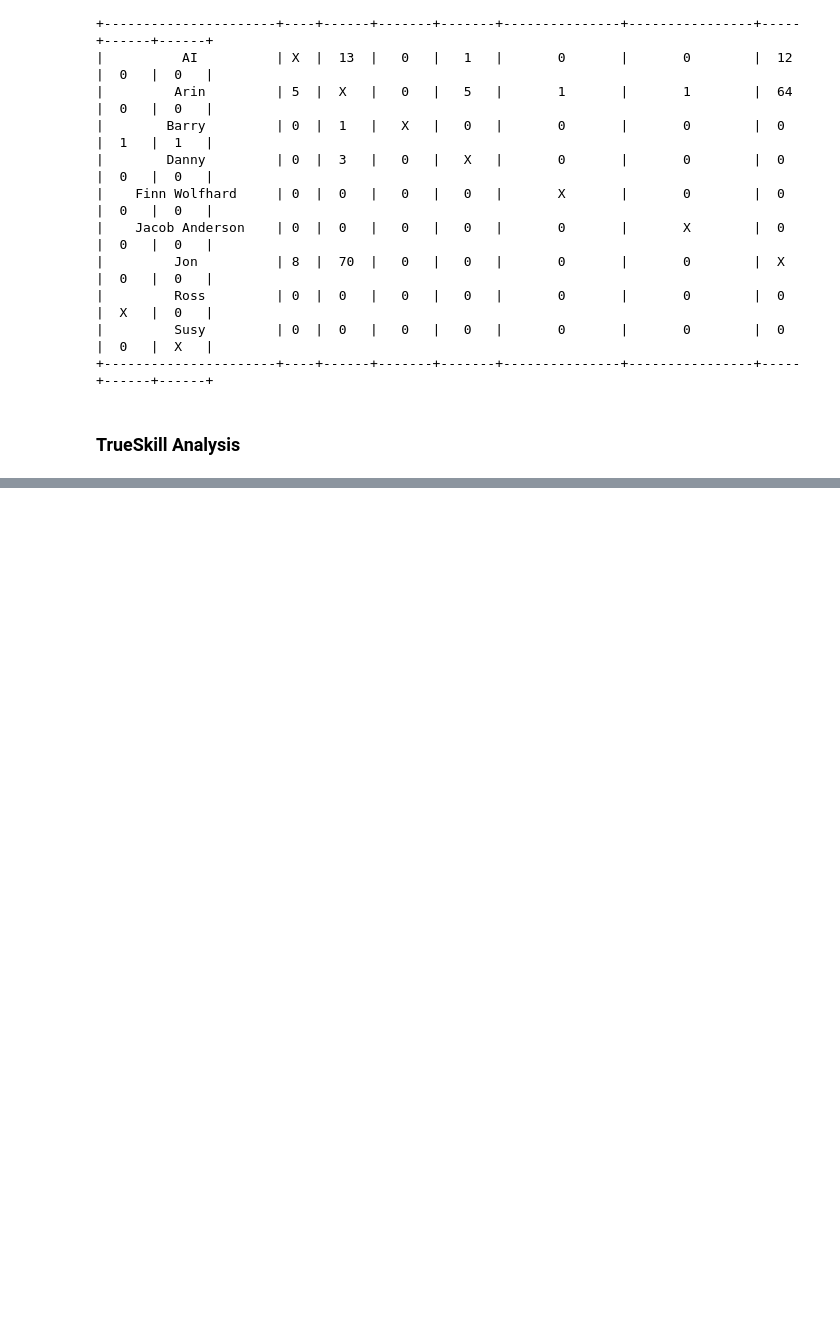
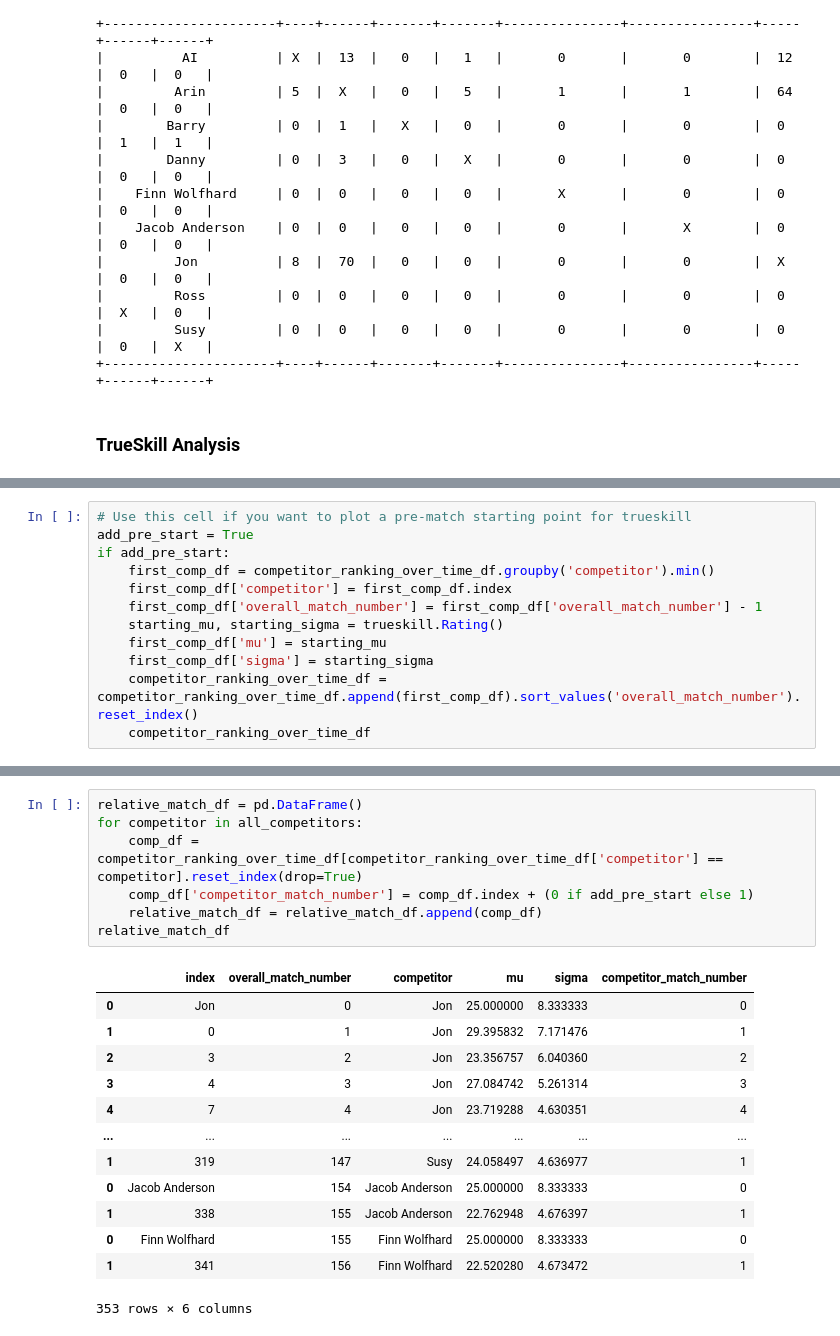
Before and after one commit to blakeLarkin/Game-Grumps-VS-Analysis, a Jupyter notebook: VS Analysis.ipynb, the cells around one changed output, grey strips where cells are left out. Cells and saved outputs as stored; diff of their text form; blank space fills up the shorter version.

Commit message:
added relative match number trueskill plot and added selectors to plots

```diff
--- a/VS Analysis.ipynb
+++ b/VS Analysis.ipynb
@@ -263,2 +272,14 @@ competitor_ranking_over_time_df = pd.DataFrame(competitor_ranking_over_time)
+# %%
+# Use this cell if you want to plot a pre-match starting point for trueskill
+add_pre_start = True
+if add_pre_start:
+    first_comp_df = competitor_ranking_over_time_df.groupby('competitor').min()
+    first_comp_df['competitor'] = first_comp_df.index
+    first_comp_df['overall_match_number'] = first_comp_df['overall_match_number'] - 1
+    starting_mu, starting_sigma = trueskill.Rating()
+    first_comp_df['mu'] = starting_mu
+    first_comp_df['sigma'] = starting_sigma
+    competitor_ranking_over_time_df = competitor_ranking_over_time_df.append(first_comp_df).sort_values('overall_match_number').reset_index()
+    competitor_ranking_over_time_df
 # %%
 base = alt.Chart(competitor_ranking_over_time_df, title='Skill Level over Time').encode(
@@ -284,3 +318,24 @@ sigma = base.mark_area(fillOpacity=0.25).encode(
 )
 # %% [output]
 [interactive output not drawn]
+# %%
+relative_match_df = pd.DataFrame()
+for competitor in all_competitors:
+    comp_df = competitor_ranking_over_time_df[competitor_ranking_over_time_df['competitor'] == competitor].reset_index(drop=True)
+    comp_df['competitor_match_number'] = comp_df.index + (0 if add_pre_start else 1)
+    relative_match_df = relative_match_df.append(comp_df)
+relative_match_df
+# %% [output]
+|  | index | overall_match_number | competitor | mu | sigma | competitor_match_number |
+| 0 | Jon | 0 | Jon | 25.000000 | 8.333333 | 0 |
+| 1 | 0 | 1 | Jon | 29.395832 | 7.171476 | 1 |
+| 2 | 3 | 2 | Jon | 23.356757 | 6.040360 | 2 |
+| 3 | 4 | 3 | Jon | 27.084742 | 5.261314 | 3 |
+| 4 | 7 | 4 | Jon | 23.719288 | 4.630351 | 4 |
+| ... | ... | ... | ... | ... | ... | ... |
+| 1 | 319 | 147 | Susy | 24.058497 | 4.636977 | 1 |
+| 0 | Jacob Anderson | 154 | Jacob Anderson | 25.000000 | 8.333333 | 0 |
+| 1 | 338 | 155 | Jacob Anderson | 22.762948 | 4.676397 | 1 |
+| 0 | Finn Wolfhard | 155 | Finn Wolfhard | 25.000000 | 8.333333 | 0 |
+| 1 | 341 | 156 | Finn Wolfhard | 22.520280 | 4.673472 | 1 |
+353 rows × 6 columns
```
Also changed, not shown: parts of 4 cells of this notebook.
